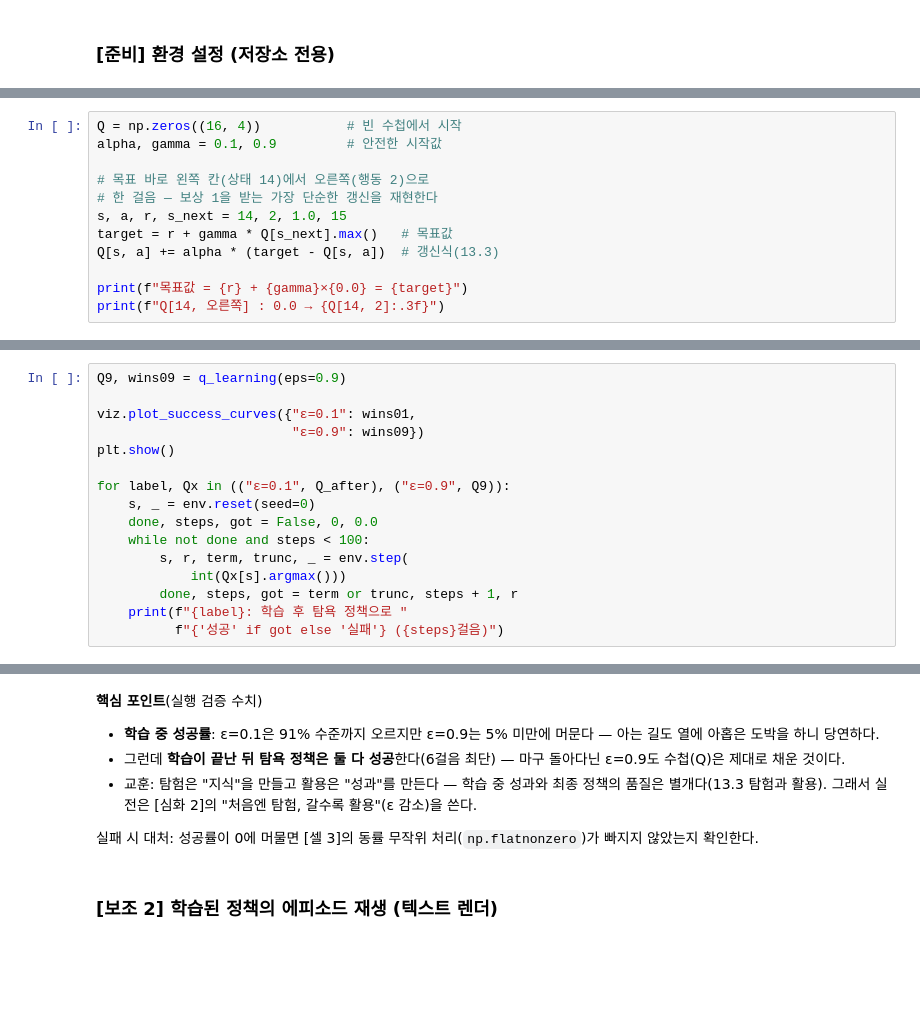
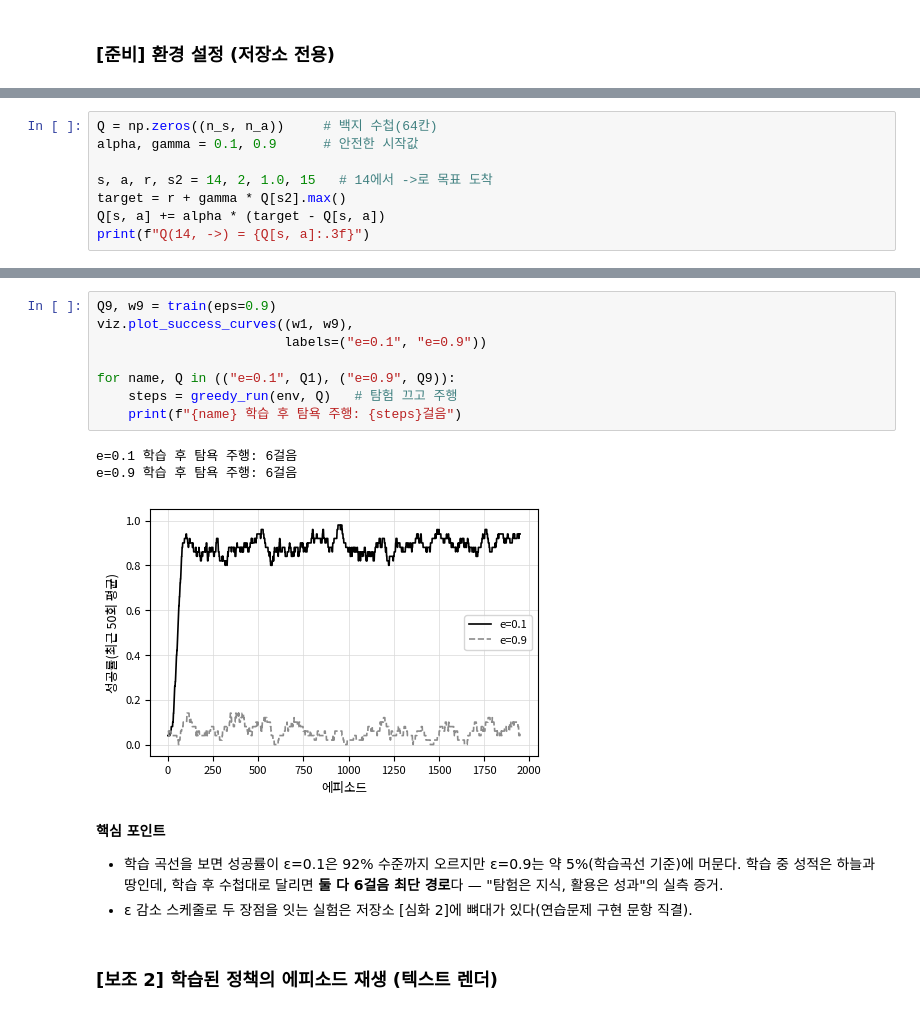
Before and after one commit to tbgoodlife/ai-labs, a Jupyter notebook: ch13/lab-13-01_frozenlake-qlearning.ipynb, the cells around one changed output, grey strips where cells are left out. Saved outputs shown, nothing was run; the diff lists cells and outputs as text; blank space fills up the shorter version.

```diff
--- a/ch13/lab-13-01_frozenlake-qlearning.ipynb
+++ b/ch13/lab-13-01_frozenlake-qlearning.ipynb
@@ -75,13 +87,9 @@ H F F G
 # %%
-Q = np.zeros((16, 4))           # 빈 수첩에서 시작
-alpha, gamma = 0.1, 0.9         # 안전한 시작값
+Q = np.zeros((n_s, n_a))     # 백지 수첩(64칸)
+alpha, gamma = 0.1, 0.9      # 안전한 시작값
 
-# 목표 바로 왼쪽 칸(상태 14)에서 오른쪽(행동 2)으로
-# 한 걸음 — 보상 1을 받는 가장 단순한 갱신을 재현한다
-s, a, r, s_next = 14, 2, 1.0, 15
-target = r + gamma * Q[s_next].max()   # 목표값
-Q[s, a] += alpha * (target - Q[s, a])  # 갱신식(13.3)
-
-print(f"목표값 = {r} + {gamma}×{0.0} = {target}")
-print(f"Q[14, 오른쪽] : 0.0 → {Q[14, 2]:.3f}")
+s, a, r, s2 = 14, 2, 1.0, 15   # 14에서 ->로 목표 도착
+target = r + gamma * Q[s2].max()
+Q[s, a] += alpha * (target - Q[s, a])
+print(f"Q(14, ->) = {Q[s, a]:.3f}")
 # %% [output]
@@ -153,16 +148,0 @@ plt.show()
-# %%
-Q9, wins09 = q_learning(eps=0.9)
-
-viz.plot_success_curves({"ε=0.1": wins01,
-                         "ε=0.9": wins09})
-plt.show()
-
-for label, Qx in (("ε=0.1", Q_after), ("ε=0.9", Q9)):
-    s, _ = env.reset(seed=0)
-    done, steps, got = False, 0, 0.0
-    while not done and steps < 100:
-        s, r, term, trunc, _ = env.step(
-            int(Qx[s].argmax()))
-        done, steps, got = term or trunc, steps + 1, r
-    print(f"{label}: 학습 후 탐욕 정책으로 "
-          f"{'성공' if got else '실패'} ({steps}걸음)")
@@ -173,10 +149,19 @@ for label, Qx in (("ε=0.1", Q_after), ("ε=0.9", Q9)):
-# %% [markdown]
-**핵심 포인트**(실행 검증 수치)
-- **학습 중 성공률**: ε=0.1은 91% 수준까지 오르지만 ε=0.9는 5% 미만에 머문다 — 아는 길도 열에 아홉은 도박을 하니 당연하다.
-- 그런데 **학습이 끝난 뒤 탐욕 정책은 둘 다 성공**한다(6걸음 최단) — 마구 돌아다닌 ε=0.9도 수첩(Q)은 제대로 채운 것이다.
-- 교훈: 탐험은 "지식"을 만들고 활용은 "성과"를 만든다 — 학습 중 성과와 최종 정책의 품질은 별개다(13.3 탐험과 활용). 그래서 실전은 [심화 2]의 "처음엔 탐험, 갈수록 활용"(ε 감소)을 쓴다.
-
-실패 시 대처: 성공률이 0에 머물면 [셀 3]의 동률 무작위 처리(`np.flatnonzero`)가 빠지지 않았는지 확인한다.
+# %%
+Q9, w9 = train(eps=0.9)
+viz.plot_success_curves((w1, w9),
+                        labels=("e=0.1", "e=0.9"))
+
+for name, Q in (("e=0.1", Q1), ("e=0.9", Q9)):
+    steps = greedy_run(env, Q)   # 탐험 끄고 주행
+    print(f"{name} 학습 후 탐욕 주행: {steps}걸음")
+# %% [output]
+e=0.1 학습 후 탐욕 주행: 6걸음
+e=0.9 학습 후 탐욕 주행: 6걸음
+[figure, added]
+# %% [markdown]
+**핵심 포인트**
+- 학습 곡선을 보면 성공률이 ε=0.1은 92% 수준까지 오르지만 ε=0.9는 약 5%(학습곡선 기준)에 머문다. 학습 중 성적은 하늘과 땅인데, 학습 후 수첩대로 달리면 **둘 다 6걸음 최단 경로**다 — "탐험은 지식, 활용은 성과"의 실측 증거.
+- ε 감소 스케줄로 두 장점을 잇는 실험은 저장소 [심화 2]에 뼈대가 있다(연습문제 구현 문항 직결).
 # %% [markdown]
 ### [보조 2] 학습된 정책의 에피소드 재생 (텍스트 렌더)
 # %%
```
Also changed, not shown: parts of 27 cells of this notebook, 2 other files.
